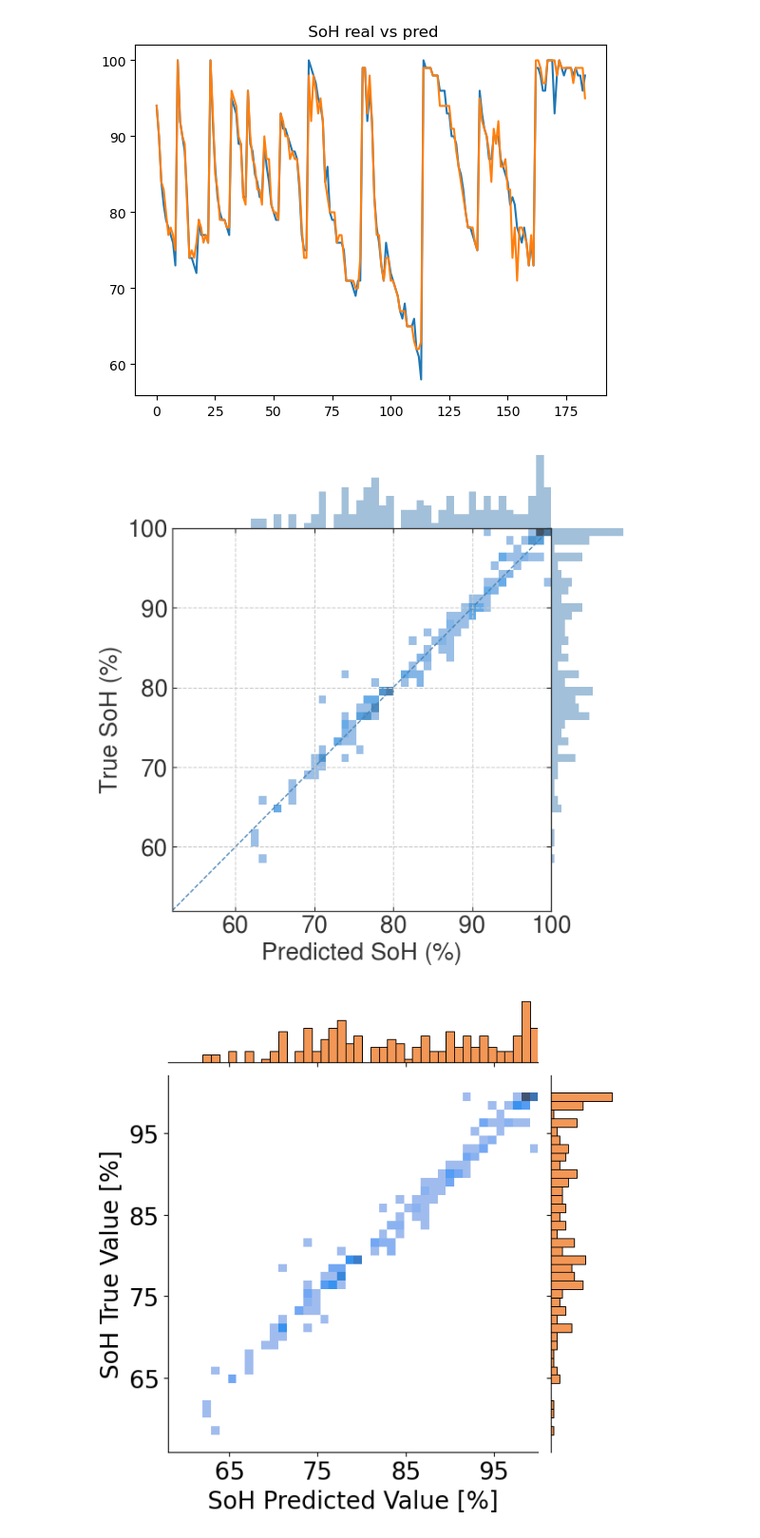
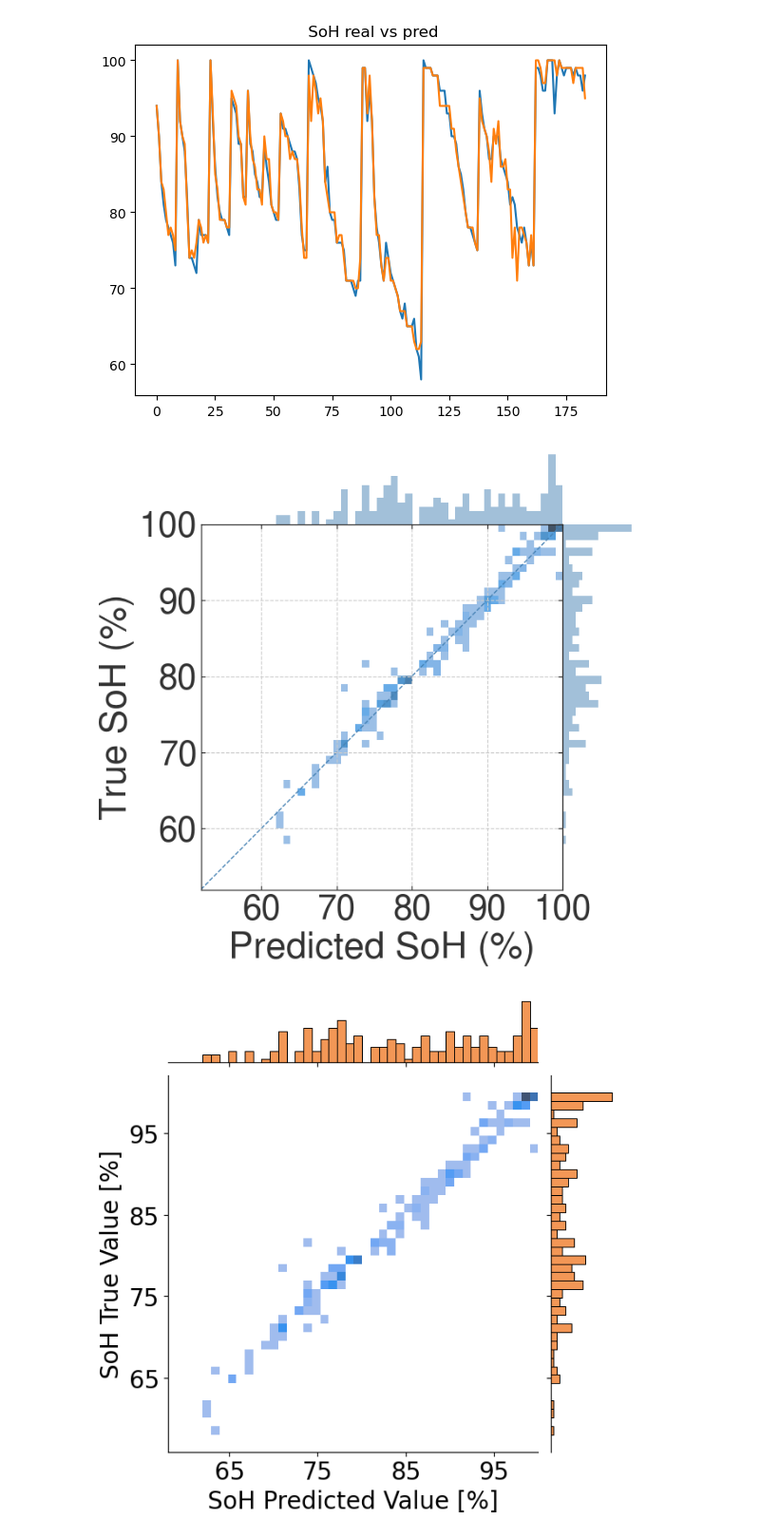
Before and after one commit to daimoners/TSC_for_SoH, a Jupyter notebook: battery_tsc_experiment2.ipynb, the cells around one changed output. Shown: that part at 95% size. Drawn from its saved outputs; the diff is of its cells as text; code cells hidden in the pictures.

```diff
--- a/battery_tsc_experiment2.ipynb
+++ b/battery_tsc_experiment2.ipynb
@@ -282,43 +282,43 @@ g.ax_joint.set_ylim([52, 100])
 ticks = np.arange(60, 101, 10)
 g.ax_joint.set_xticks(ticks)
 g.ax_joint.set_yticks(ticks)
-g.ax_joint.tick_params(axis="both", which="major", labelsize=20, colors="#333333", direction="in")
+g.ax_joint.tick_params(axis="both", which="major", labelsize=30, colors="#333333", direction="in")
 
 #Grid
 g.ax_joint.grid(True, which='major', linestyle='--', color='#CCCCCC', zorder=0)
 
 # Aggiungere la linea y = x
 g.ax_joint.plot([52, 100], [52, 100], color=colors[0], linestyle='--', linewidth=1.0, zorder=1)
 
 # Assi duplicati: sopra e destra
 ax_top = g.ax_joint.twiny()
 ax_right = g.ax_joint.twinx()
 ax_top.set_xlim(g.ax_joint.get_xlim())
 ax_right.set_ylim(g.ax_joint.get_ylim())
 ax_top.set_xticks(ticks)
 ax_right.set_yticks(ticks)
 ax_top.set_xticklabels([])
 ax_right.set_yticklabels([])
 
 ax_top.tick_params(axis='x', colors="#333333", direction="in")
 ax_right.tick_params(axis='y', colors="#333333", direction="in")
 
 # Spine grigie scure
 for spine in g.ax_joint.spines.values():
     spine.set_color("#333333")
 for spine in ax_top.spines.values():
     spine.set_color("#333333")
 for spine in ax_right.spines.values():
     spine.set_color("#333333")
 
 # Labels principali
-g.ax_joint.set_xlabel('Predicted SoH (%)', fontsize=20, color="#333333")
-g.ax_joint.set_ylabel('True SoH (%)', fontsize=20, color="#333333")
+g.ax_joint.set_xlabel('Predicted SoH (%)', fontsize=32, color="#333333")
+g.ax_joint.set_ylabel('True SoH (%)', fontsize=32, color="#333333")
 
 plt.savefig('plot/100_nasa_oxford__R2.png', dpi=300, bbox_inches="tight")
 plt.show()
 # %% [output]
-[figure, old version]
+[figure, new version]
 # %%
 # plotting
 
```
Also changed, not shown: 43 other files.
